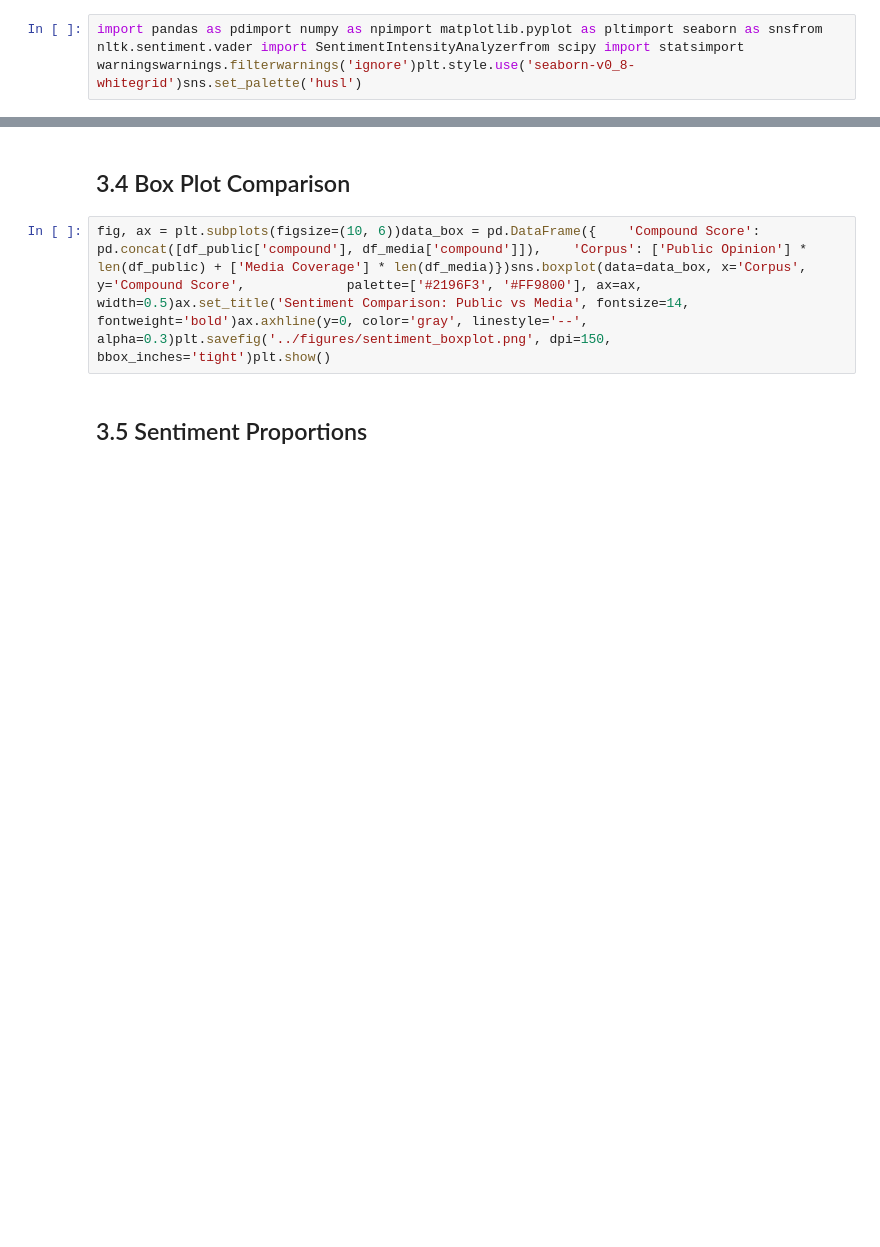
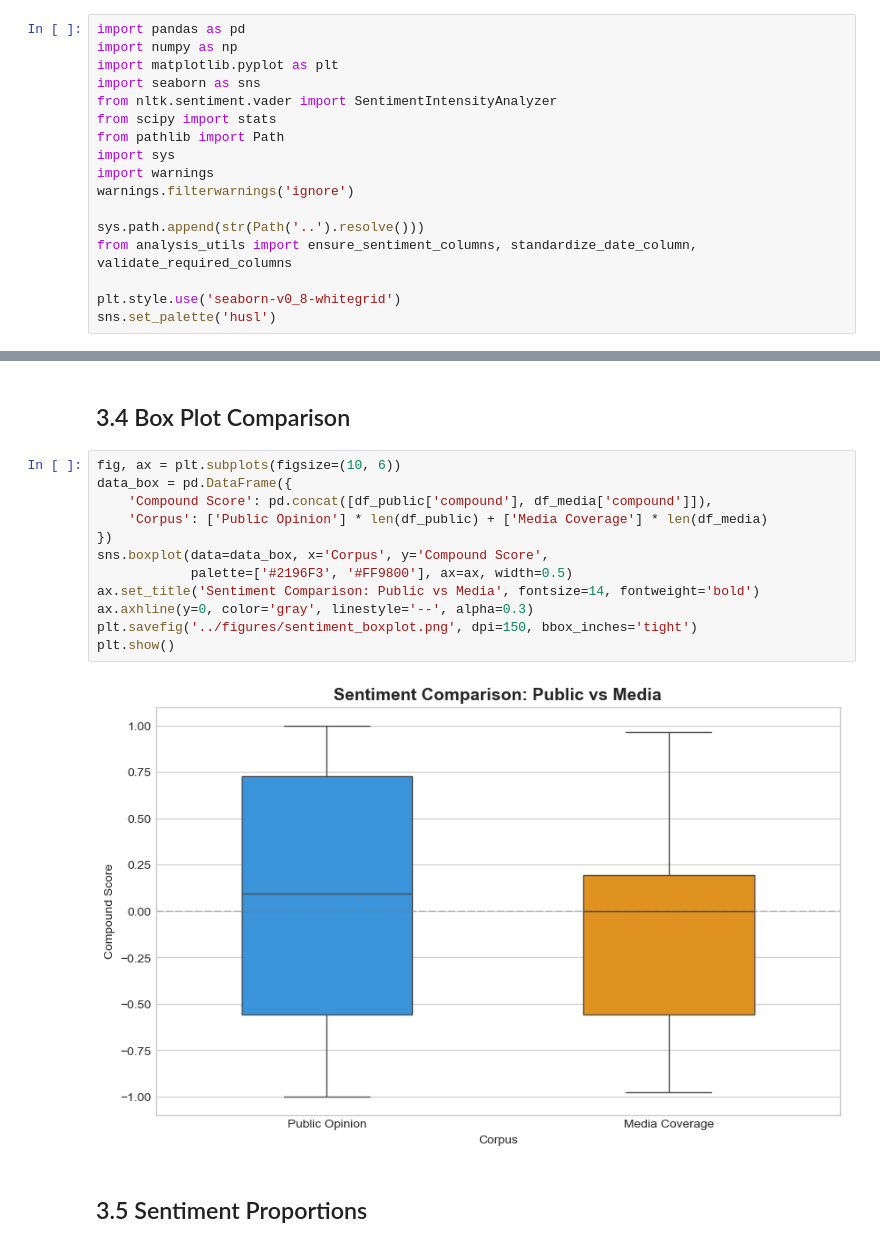
Before and after one commit to othmane-zizi-pro/insy669-glp1-text-analytics, a Jupyter notebook: notebooks/03-sentiment.ipynb, the cells around one changed output, grey strips where cells are left out. Cells and saved outputs as stored; diff of their text form; blank space fills up the shorter version.

```diff
--- a/notebooks/03-sentiment.ipynb
+++ b/notebooks/03-sentiment.ipynb
@@ -3,5 +6,20 @@
 # %%
-import pandas as pdimport numpy as npimport matplotlib.pyplot as pltimport seaborn as snsfrom nltk.sentiment.vader import SentimentIntensityAnalyzerfrom scipy import statsimport warningswarnings.filterwarnings('ignore')plt.style.use('seaborn-v0_8-whitegrid')sns.set_palette('husl')
+import pandas as pd
+import numpy as np
+import matplotlib.pyplot as plt
+import seaborn as sns
+from nltk.sentiment.vader import SentimentIntensityAnalyzer
+from scipy import stats
+from pathlib import Path
+import sys
+import warnings
+warnings.filterwarnings('ignore')
+
+sys.path.append(str(Path('..').resolve()))
+from analysis_utils import ensure_sentiment_columns, standardize_date_column, validate_required_columns
+
+plt.style.use('seaborn-v0_8-whitegrid')
+sns.set_palette('husl')
 # %% [markdown]
 ## 3.1 Load Processed Data
 # %%
@@ -17,7 +117,19 @@ fig, axes = plt.subplots(1, 2, figsize=(14, 5))axes[0].hist(df_public['compound'
 # %% [markdown]
 ## 3.4 Box Plot Comparison
 # %%
-fig, ax = plt.subplots(figsize=(10, 6))data_box = pd.DataFrame({    'Compound Score': pd.concat([df_public['compound'], df_media['compound']]),    'Corpus': ['Public Opinion'] * len(df_public) + ['Media Coverage'] * len(df_media)})sns.boxplot(data=data_box, x='Corpus', y='Compound Score',             palette=['#2196F3', '#FF9800'], ax=ax, width=0.5)ax.set_title('Sentiment Comparison: Public vs Media', fontsize=14, fontweight='bold')ax.axhline(y=0, color='gray', linestyle='--', alpha=0.3)plt.savefig('../figures/sentiment_boxplot.png', dpi=150, bbox_inches='tight')plt.show()
+fig, ax = plt.subplots(figsize=(10, 6))
+data_box = pd.DataFrame({
+    'Compound Score': pd.concat([df_public['compound'], df_media['compound']]),
+    'Corpus': ['Public Opinion'] * len(df_public) + ['Media Coverage'] * len(df_media)
+})
+sns.boxplot(data=data_box, x='Corpus', y='Compound Score',
+            palette=['#2196F3', '#FF9800'], ax=ax, width=0.5)
+ax.set_title('Sentiment Comparison: Public vs Media', fontsize=14, fontweight='bold')
+ax.axhline(y=0, color='gray', linestyle='--', alpha=0.3)
+plt.savefig('../figures/sentiment_boxplot.png', dpi=150, bbox_inches='tight')
+plt.show()
+# %% [output]
+[figure, added]
 # %% [markdown]
 ## 3.5 Sentiment Proportions
 # %%
```
Also changed, not shown: parts of 6 cells of this notebook, 13 other files.
